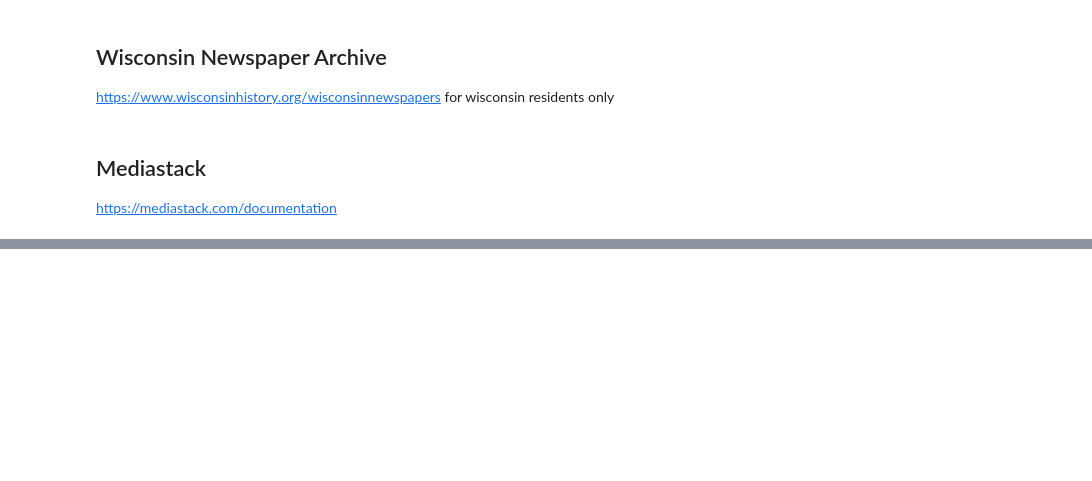
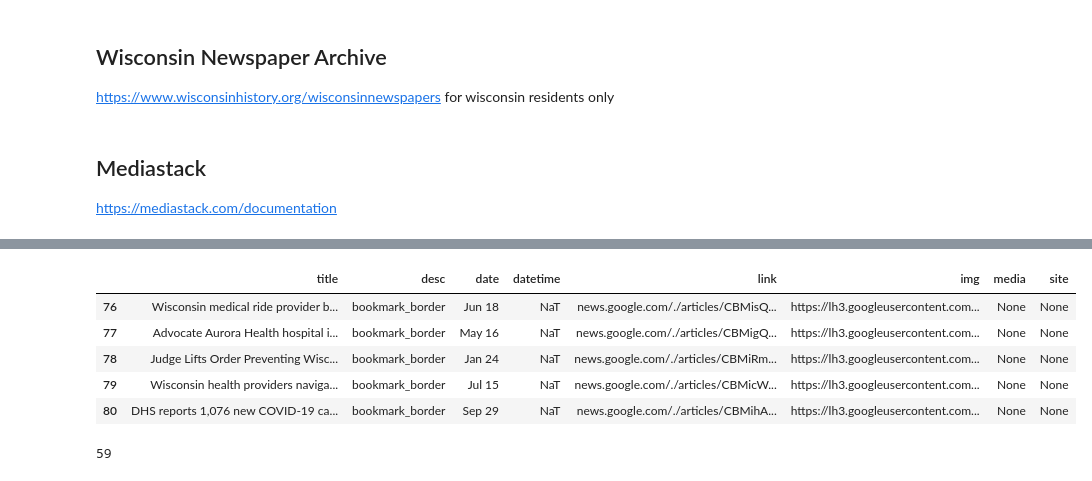
Before and after one commit to datakind/uwwi-datadive-dec-22, a Jupyter notebook: external_datasets/news/news_apis.ipynb, the cells around one changed output, grey strips where cells are left out. Saved outputs shown, nothing was run; the diff lists cells and outputs as text; code cells hidden in the pictures; blank space fills up the shorter version.

```diff
--- a/external_datasets/news/news_apis.ipynb
+++ b/external_datasets/news/news_apis.ipynb
@@ -342,0 +407,13 @@ print(data.decode('utf-8'))
+# %%
+df = pd.DataFrame(results)
+# %% [output]
+|  | title | desc | date | datetime | link | img | media | site |
+| 76 | Wisconsin medical ride provider b... | bookmark_border | Jun 18 | NaT | news.google.com/./articles/CBMisQ... | https://lh3.googleusercontent.com... | None | None |
+| 77 | Advocate Aurora Health hospital i... | bookmark_border | May 16 | NaT | news.google.com/./articles/CBMigQ... | https://lh3.googleusercontent.com... | None | None |
+| 78 | Judge Lifts Order Preventing Wisc... | bookmark_border | Jan 24 | NaT | news.google.com/./articles/CBMiRm... | https://lh3.googleusercontent.com... | None | None |
+| 79 | Wisconsin health providers naviga... | bookmark_border | Jul 15 | NaT | news.google.com/./articles/CBMicW... | https://lh3.googleusercontent.com... | None | None |
+| 80 | DHS reports 1,076 new COVID-19 ca... | bookmark_border | Sep 29 | NaT | news.google.com/./articles/CBMihA... | https://lh3.googleusercontent.com... | None | None |
+# %%
+df.datetime.isna().sum()
+# %% [output]
+59
```
Also changed, not shown: parts of 12 cells of this notebook.
